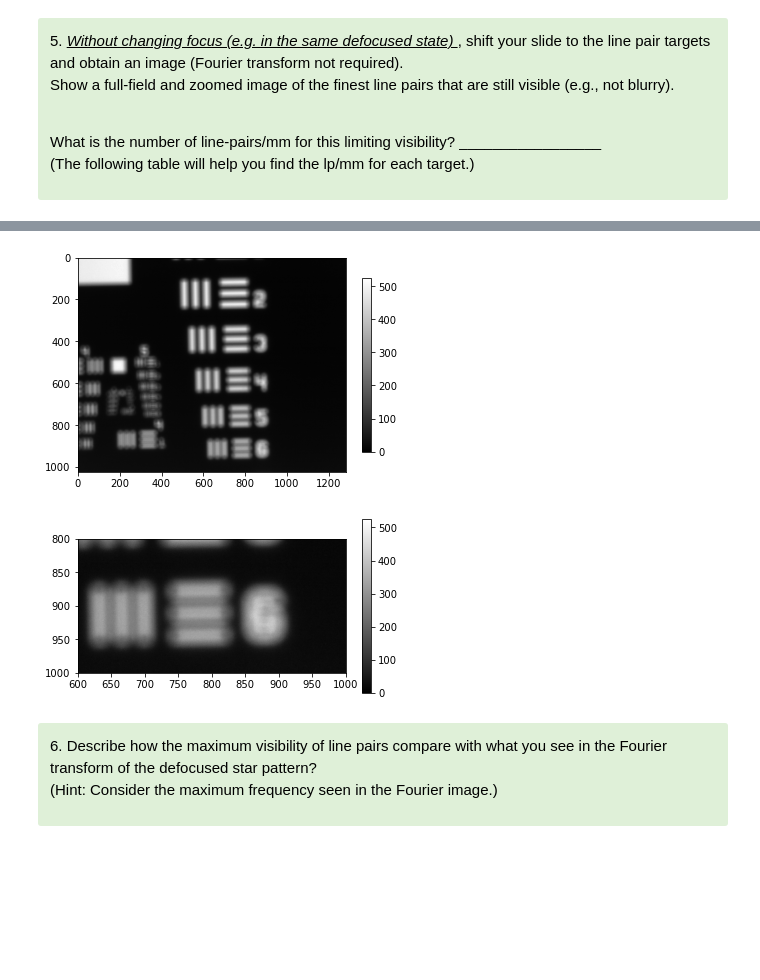
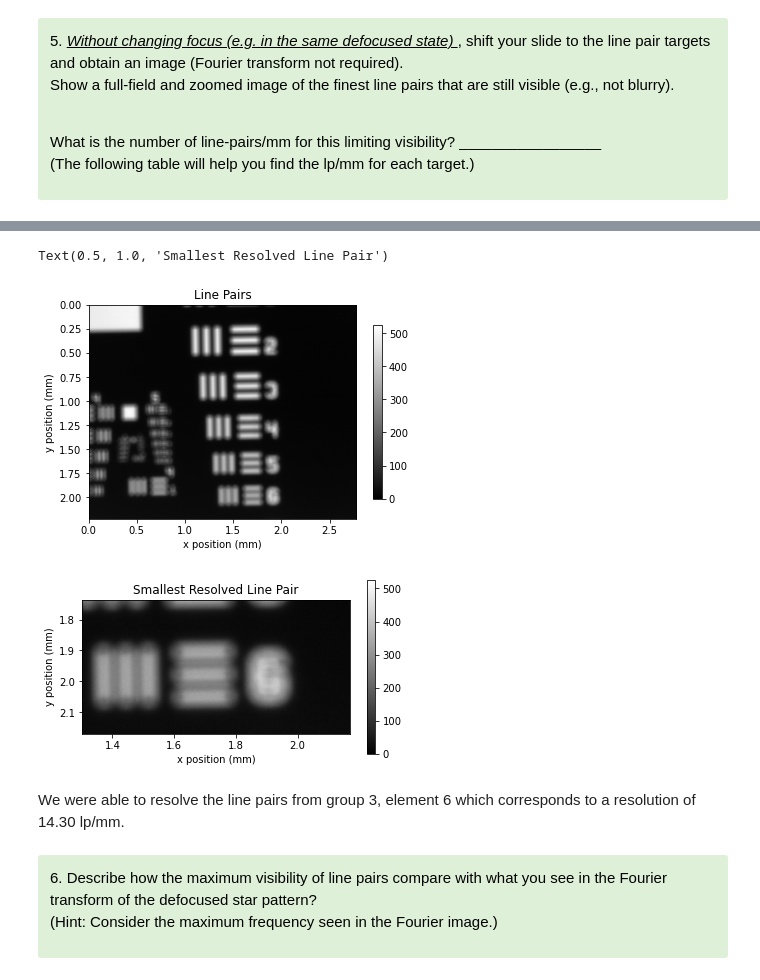
Before and after one commit to dishamishra/Labs_Imager, a Jupyter notebook: Lab2 Part2 (Clean).ipynb, the cells around one changed output, grey strips where cells are left out. Saved outputs shown, nothing was run; the diff lists cells and outputs as text; code cells hidden in the pictures; blank space fills up the shorter version.

```diff
--- a/Lab2 Part2 (Clean).ipynb
+++ b/Lab2 Part2 (Clean).ipynb
@@ -196,17 +190,30 @@ Values are in lp/mm.
 m.set_position(stage_x, 1400, blocking=True)
 m.set_position(stage_y, 1300, blocking=True)
 img = c.capture().copy()
-x=plt.imshow(img, cmap='gray')
-plt.colorbar(x, shrink=0.8)
-plt.figure()
-x=plt.imshow(img, cmap='gray')
-plt.colorbar(x, shrink=0.8)
-plt.xlim(600,1000)
-plt.ylim(1000,800)
 np.save("LinePairData", img)
-# %% [output]
-[figure, removed]
-[figure, removed]
+# %%
+fig = np.load("LinePairData.npy")
+X=fig.shape[1]
+Y=fig.shape[0]
+x=plt.imshow(fig, cmap='gray', extent=[0,X*mmpp,Y*mmpp,0])
+plt.colorbar(x,shrink=0.8)
+plt.title("Line Pairs")
+plt.xlabel("x position (mm)")
+plt.ylabel("y position (mm)")
+plt.figure()
+x=plt.imshow(fig, cmap='gray', extent=[0,X*mmpp,Y*mmpp,0])
+plt.colorbar(x, shrink=0.8)
+plt.xlim(600*mmpp,1000*mmpp)
+plt.ylim(1000*mmpp,800*mmpp)
+plt.xlabel("x position (mm)")
+plt.ylabel("y position (mm)")
+plt.title("Smallest Resolved Line Pair") #3,6
+# %% [output]
+Text(0.5, 1.0, 'Smallest Resolved Line Pair')
+[figure, added]
+[figure, added]
+# %% [markdown]
+We were able to resolve the line pairs from group 3, element 6 which corresponds to a resolution of 14.30 lp/mm.
 # %% [markdown]
 <div class="alert alert-block alert-success">
 
```
Also changed, not shown: parts of 30 cells of this notebook, 4 other files.
